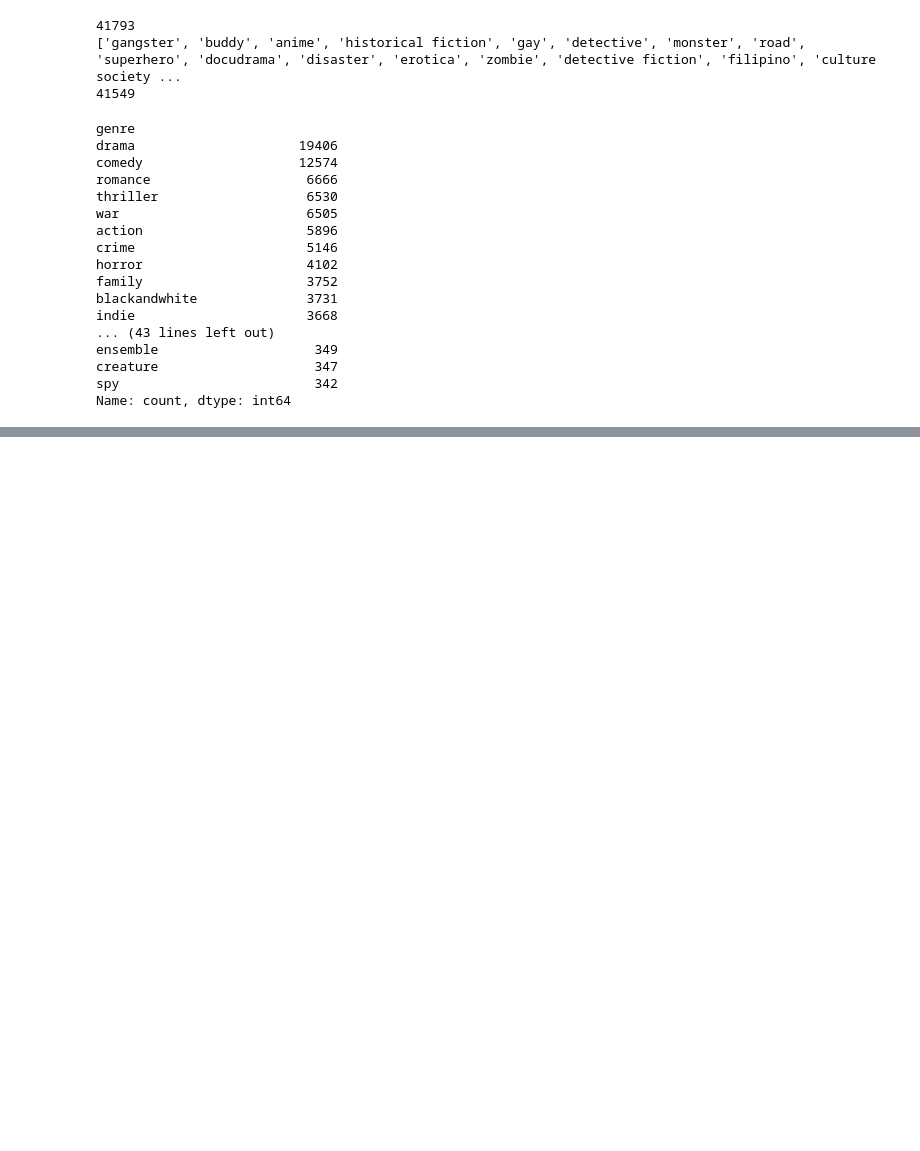
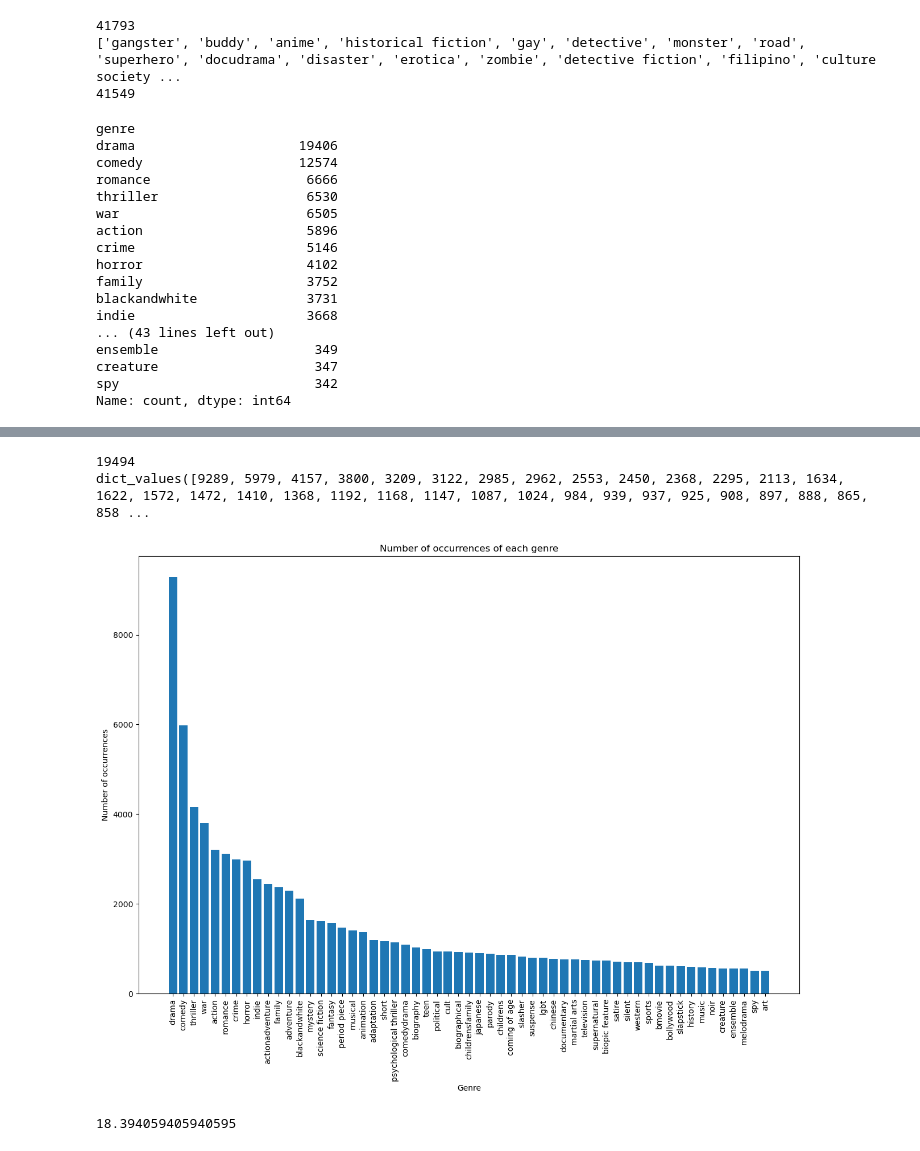
Before and after one commit to MatthiasRemta/NLP_Project, a Jupyter notebook: reducing_categories.ipynb, the cells around one changed output, grey strips where cells are left out. Drawn from its saved outputs; the diff is of its cells as text; code cells hidden in the pictures; blank space fills up the shorter version.

Commit message:
created more balanced datset

```diff
--- a/reducing_categories.ipynb
+++ b/reducing_categories.ipynb
@@ -264,0 +362,8 @@ df.to_pickle("./Data/MovieSummaries/plots_genres_reduced_to_60.pkl")
+# %%
+from collections import Counter
+flattened_list = [item for sublist in df_balanced['genre'] for item in sublist]
+
+# Step 2: Count the occurrences of each element
+element_counts = Counter(flattened_list)
+print(len(element_counts))
+sorted(element_counts.items(), key=lambda x:x[1], reverse=True)
@@ -264,0 +393,25 @@ df.to_pickle("./Data/MovieSummaries/plots_genres_reduced_to_60.pkl")
+# %%
+#print the dimensions of the balanced dataset
+print(len(df_balanced))
+
+#sort the genres by number of occurences
+element_counts = dict(sorted(element_counts.items(), key=lambda x:x[1], reverse=True))
+
+
+
+#redo, but turn the ticks 90 degrees
+plt.figure(figsize=(15,10))
+plt.bar(element_counts.keys(), element_counts.values())
+plt.xticks(rotation=90)
+plt.title('Number of occurrences of each genre')
+plt.xlabel('Genre')
+plt.ylabel('Number of occurrences')
+plt.show()
+# %% [output]
+19494
+dict_values([9289, 5979, 4157, 3800, 3209, 3122, 2985, 2962, 2553, 2450, 2368, 2295, 2113, 1634, 1622, 1572, 1472, 1410, 1368, 1192, 1168, 1147, 1087, 1024, 984, 939, 937, 925, 908, 897, 888, 865, 858 ...
+[figure, added]
+# %%
+9289/505
+# %% [output]
+18.394059405940595
```
Also changed, not shown: parts of 9 cells of this notebook, 2 other files.
